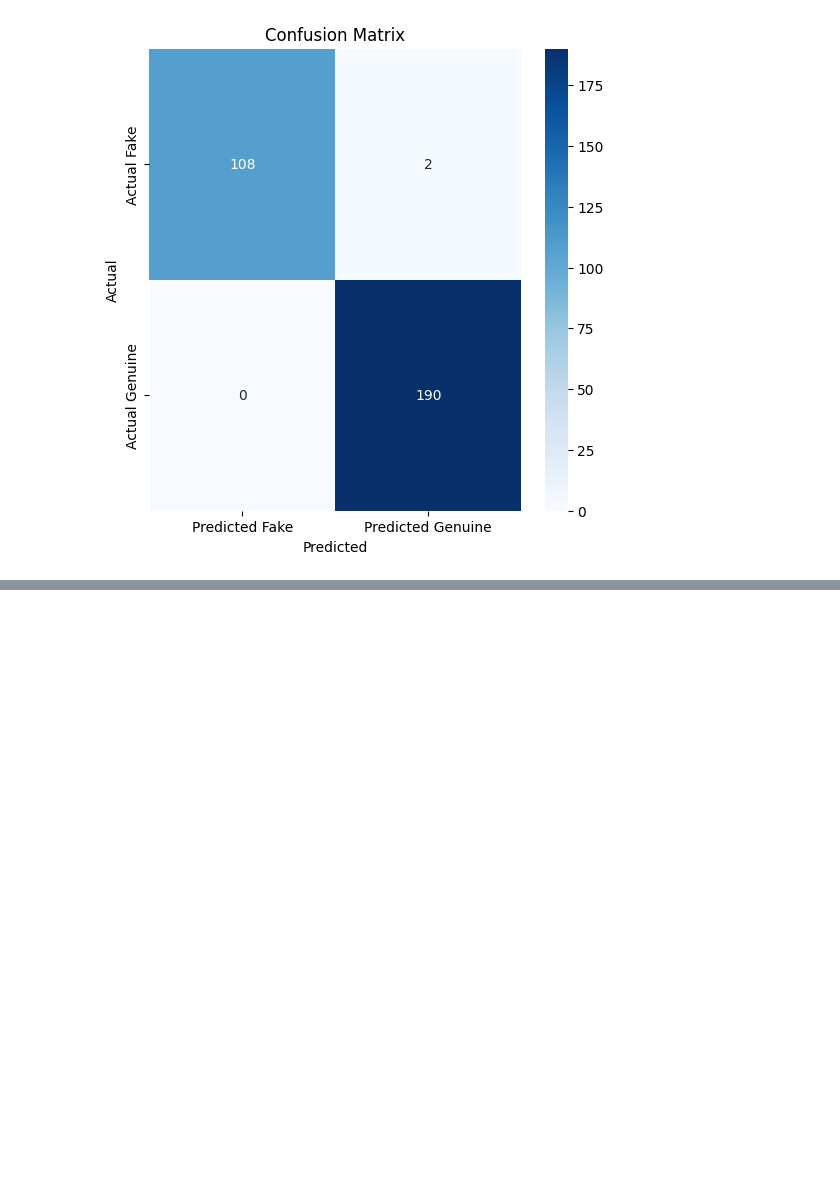
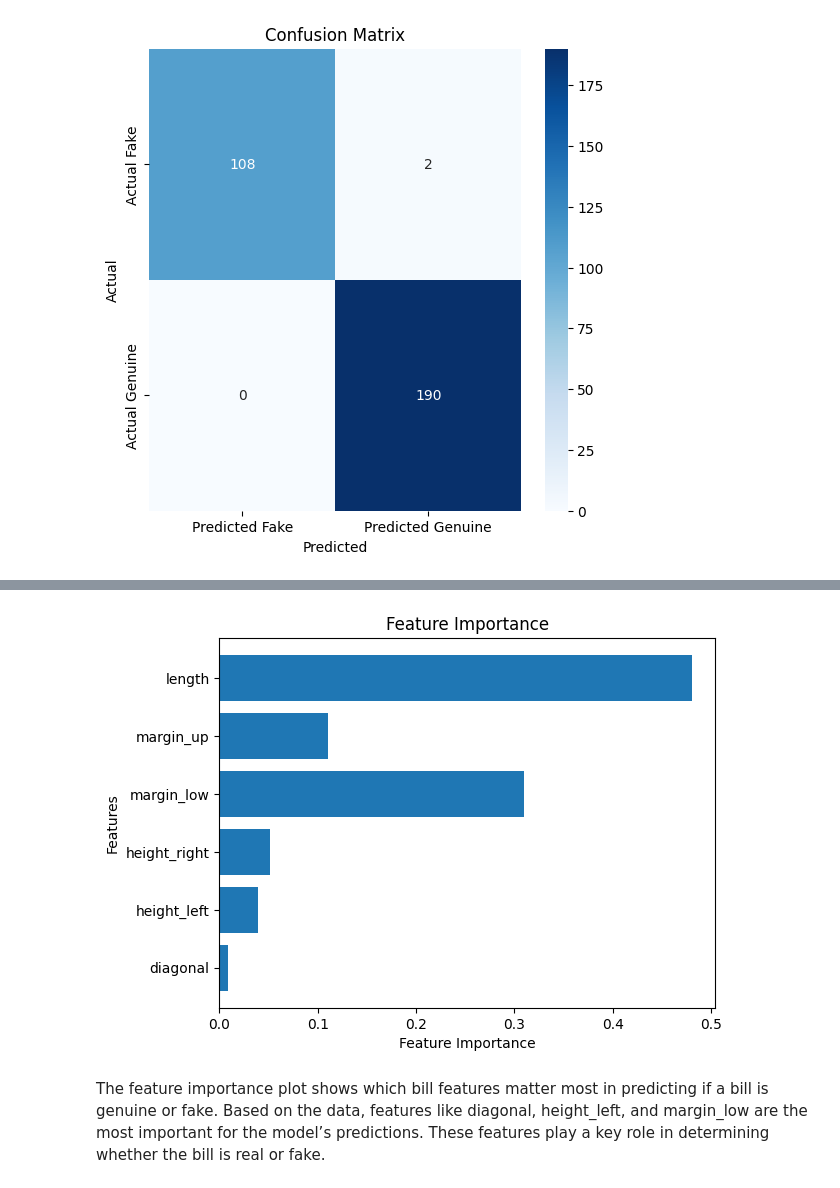
Before and after one commit to Nadim8188/Data-Mining, a Jupyter notebook: RANDOM FOREST MODEL.ipynb, the cells around one changed output, grey strips where cells are left out. Saved outputs shown, nothing was run; the diff lists cells and outputs as text; code cells hidden in the pictures; blank space fills up the shorter version.

Commit message:
FINAL DRAFT RANDOM FOREST MODEL

```diff
--- a/Untitled-3.ipynb
+++ b/RANDOM FOREST MODEL.ipynb
@@ -100,0 +153,14 @@ plt.show()
+# %%
+feature_importances = rf_model.feature_importances_
+features = X.columns
+
+# Create a bar chart for feature importance
+plt.barh(features, feature_importances)
+plt.xlabel('Feature Importance')
+plt.ylabel('Features')
+plt.title('Feature Importance')
+plt.show()
+# %% [output]
+[figure, added]
+# %% [markdown]
+The feature importance plot shows which bill features matter most in predicting if a bill is genuine or fake. Based on the data, features like diagonal, height_left, and margin_low are the most important for the model’s predictions. These features play a key role in determining whether the bill is real or fake.
```
Also changed, not shown: parts of 5 cells of this notebook.
